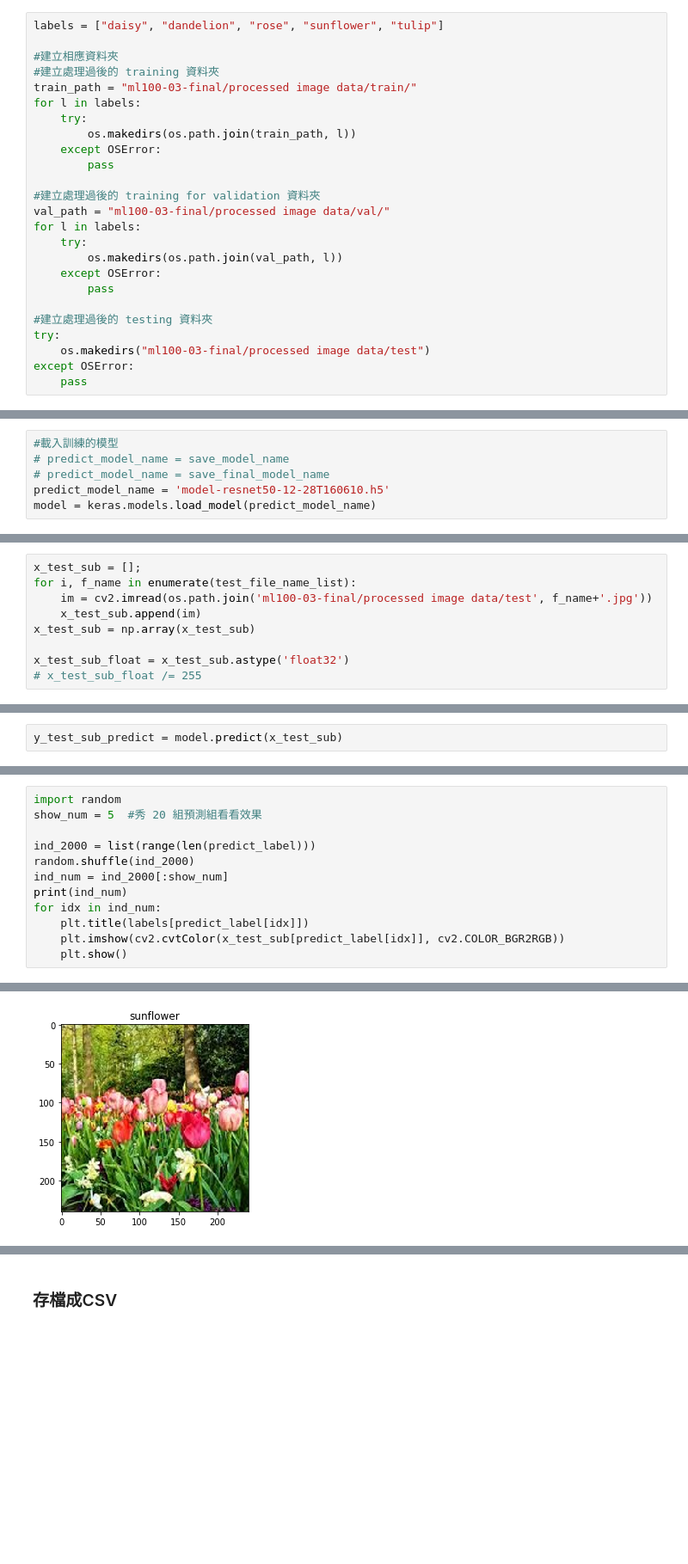
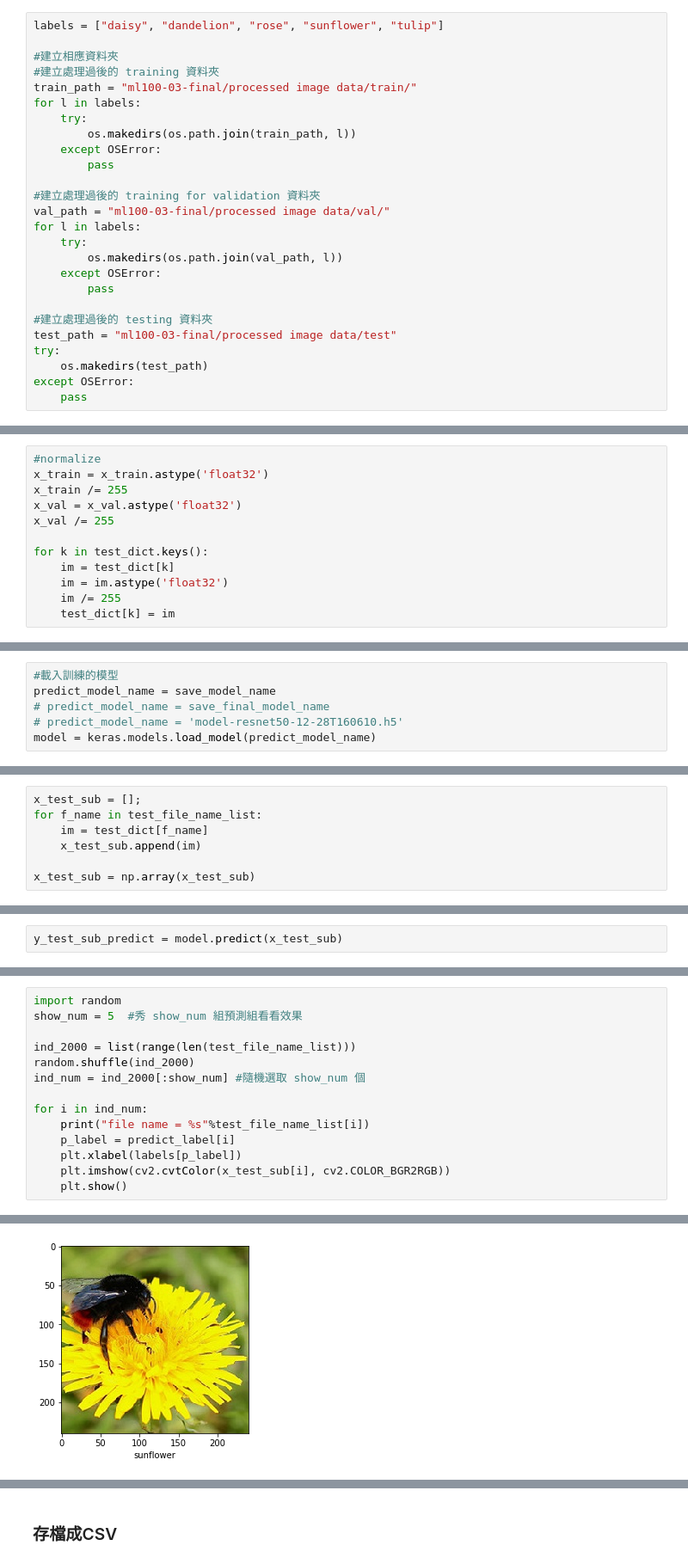
Before and after one commit to kung-bill/3rd-ML100Days, a Jupyter notebook: homework/Day_101_FinalExam.ipynb, the cells around one changed output, grey strips where cells are left out. Shown at 86% size. Cells and saved outputs as stored; diff of their text form; blank space fills up the shorter version.

```diff
--- a/homework/Day_101_FinalExam.ipynb
+++ b/homework/Day_101_FinalExam.ipynb
@@ -29,8 +31,9 @@ for l in labels:
         pass
 
 #建立處理過後的 testing 資料夾
+test_path = "ml100-03-final/processed image data/test"
 try:
-    os.makedirs("ml100-03-final/processed image data/test")
+    os.makedirs(test_path)
 except OSError:
     pass
 # %%
@@ -142,0 +167,12 @@ print('每個種類分別有幾個sample', num_label)
+# %%
+#normalize
+x_train = x_train.astype('float32')
+x_train /= 255
+x_val = x_val.astype('float32')
+x_val /= 255
+
+for k in test_dict.keys():
+    im = test_dict[k]
+    im = im.astype('float32')
+    im /= 255
+    test_dict[k] = im
@@ -441,9 +466,9 @@ plt.show()
 ### Prediction
 # %%
 #載入訓練的模型
-# predict_model_name = save_model_name
+predict_model_name = save_model_name
 # predict_model_name = save_final_model_name
-predict_model_name = 'model-resnet50-12-28T160610.h5'
+# predict_model_name = 'model-resnet50-12-28T160610.h5'
 model = keras.models.load_model(predict_model_name)
 # %%
 df = pd.read_csv('ml100-03-final/sample_submission.csv')
@@ -451,11 +478,9 @@ test_file_name_list = list(df.id)
 # %%
 x_test_sub = [];
-for i, f_name in enumerate(test_file_name_list):
-    im = cv2.imread(os.path.join('ml100-03-final/processed image data/test', f_name+'.jpg'))
+for f_name in test_file_name_list:
+    im = test_dict[f_name]
     x_test_sub.append(im)
+
 x_test_sub = np.array(x_test_sub)
-
-x_test_sub_float = x_test_sub.astype('float32')
-# x_test_sub_float /= 255
 # %%
 print(x_test_sub.shape)
@@ -513,13 +527,15 @@ print(predict_label)
 # %%
 import random
-show_num = 5  #秀 20 組預測組看看效果
+show_num = 5  #秀 show_num 組預測組看看效果
 
-ind_2000 = list(range(len(predict_label)))
+ind_2000 = list(range(len(test_file_name_list)))
 random.shuffle(ind_2000)
-ind_num = ind_2000[:show_num]
-print(ind_num)
-for idx in ind_num:
-    plt.title(labels[predict_label[idx]])
-    plt.imshow(cv2.cvtColor(x_test_sub[predict_label[idx]], cv2.COLOR_BGR2RGB))
+ind_num = ind_2000[:show_num] #隨機選取 show_num 個
+
+for i in ind_num:
+    print("file name = %s"%test_file_name_list[i])
+    p_label = predict_label[i]
+    plt.xlabel(labels[p_label])
+    plt.imshow(cv2.cvtColor(x_test_sub[i], cv2.COLOR_BGR2RGB))
     plt.show()
 # %% [output]
@@ -528 +545 @@ for idx in ind_num:
-[figure, old version]
+[figure, new version]
```
Also changed, not shown: parts of 34 cells of this notebook.
